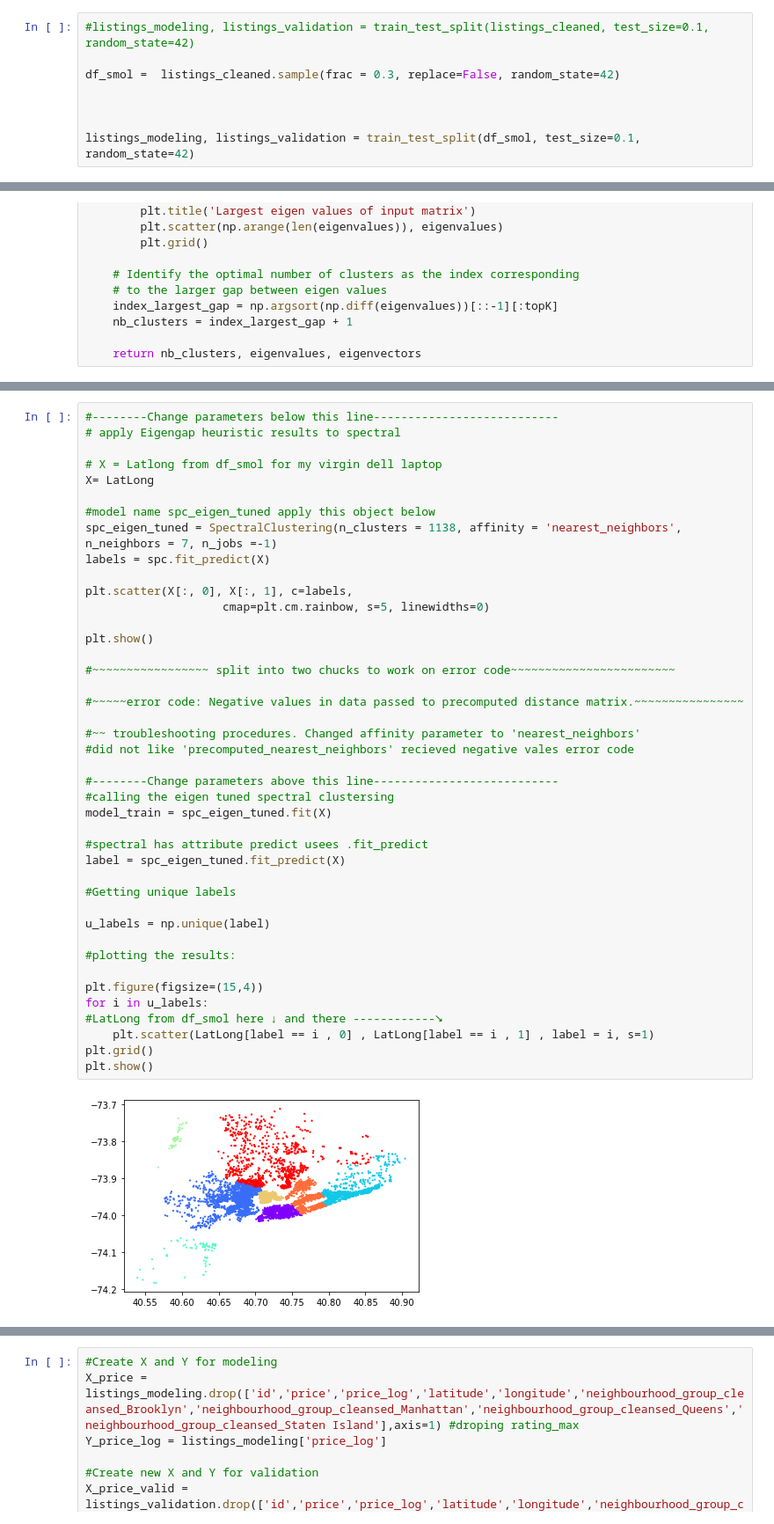
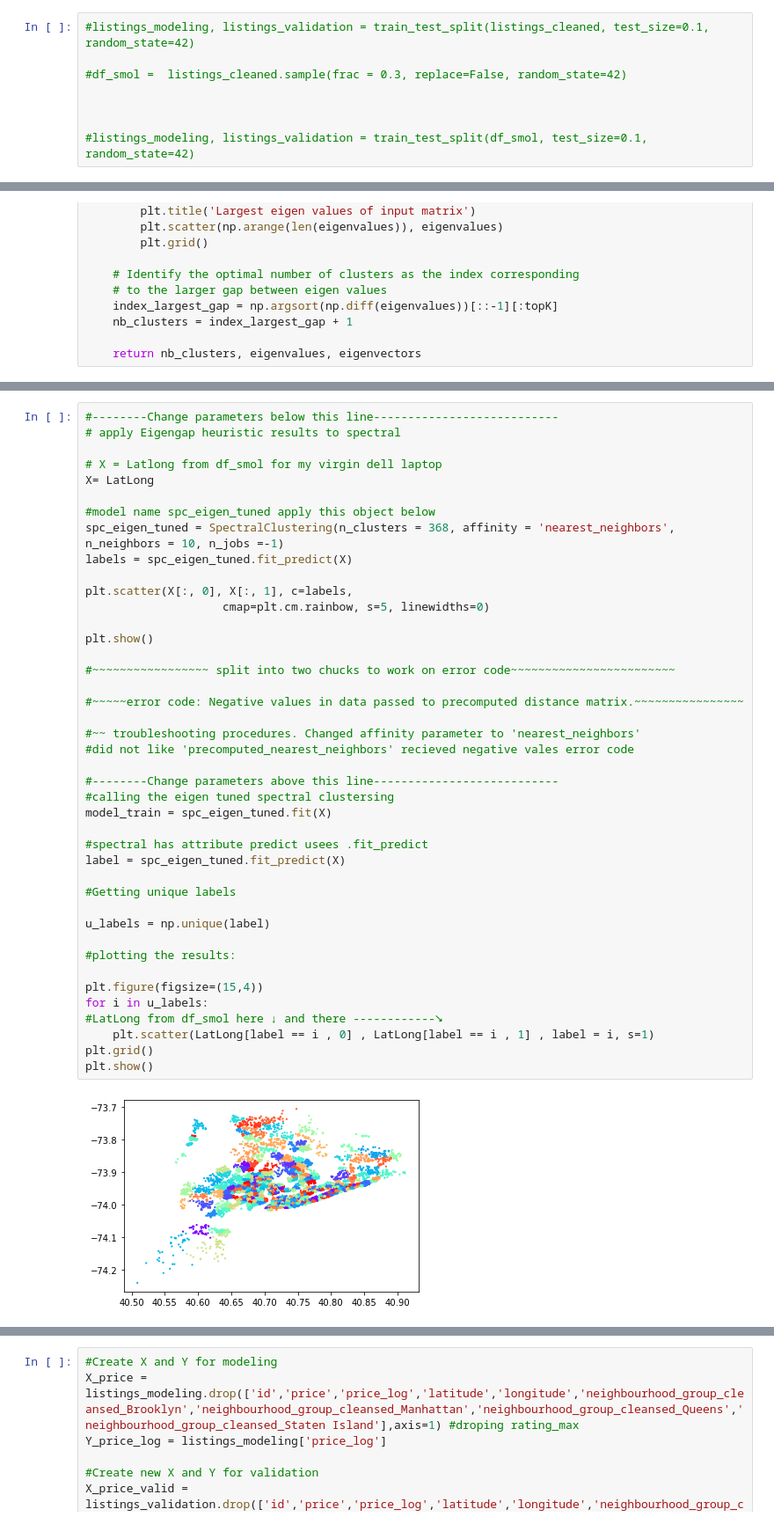
Before and after one commit to rickfontenot/airbnb, a Jupyter notebook: Lab3/Working/lab3_joe_eigenVects.ipynb, the cells around one changed output, grey strips where cells are left out. Shown at 88% size. Cells and saved outputs as stored; diff of their text form.

```diff
--- a/Lab3/Working/lab3_joe_eigenVects.ipynb
+++ b/Lab3/Working/lab3_joe_eigenVects.ipynb
@@ -261,11 +261,11 @@ ___
 # %%
 #listings_modeling, listings_validation = train_test_split(listings_cleaned, test_size=0.1, random_state=42)
 
-df_smol =  listings_cleaned.sample(frac = 0.3, replace=False, random_state=42)
+#df_smol =  listings_cleaned.sample(frac = 0.3, replace=False, random_state=42)
 
 
 
-listings_modeling, listings_validation = train_test_split(df_smol, test_size=0.1, random_state=42)
+#listings_modeling, listings_validation = train_test_split(df_smol, test_size=0.1, random_state=42)
 # %% [markdown]
 REMOVE THE **ABOVE CELL** TO RUN ON FULL DATA SET
 # %%
@@ -462,39 +464,39 @@ my **CHAD** computer got 369 1974 2252 2529 2804 on the full data set.
 X= LatLong
 
 #model name spc_eigen_tuned apply this object below
-spc_eigen_tuned = SpectralClustering(n_clusters = 1138, affinity = 'nearest_neighbors', n_neighbors = 7, n_jobs =-1)
-labels = spc.fit_predict(X)
+spc_eigen_tuned = SpectralClustering(n_clusters = 368, affinity = 'nearest_neighbors', n_neighbors = 10, n_jobs =-1)
+labels = spc_eigen_tuned.fit_predict(X)
 
 plt.scatter(X[:, 0], X[:, 1], c=labels,
                     cmap=plt.cm.rainbow, s=5, linewidths=0)
 
 plt.show()
 
 #~~~~~~~~~~~~~~~~~ split into two chucks to work on error code~~~~~~~~~~~~~~~~~~~~~~~~
 
 #~~~~~error code: Negative values in data passed to precomputed distance matrix.~~~~~~~~~~~~~~~~
 
 #~~ troubleshooting procedures. Changed affinity parameter to 'nearest_neighbors'
 #did not like 'precomputed_nearest_neighbors' recieved negative vales error code
 
 #--------Change parameters above this line---------------------------
 #calling the eigen tuned spectral clustersing
 model_train = spc_eigen_tuned.fit(X)
 
 #spectral has attribute predict usees .fit_predict
 label = spc_eigen_tuned.fit_predict(X)
 
 #Getting unique labels
 
 u_labels = np.unique(label)
 
 #plotting the results:
 
 plt.figure(figsize=(15,4))
 for i in u_labels:
 #LatLong from df_smol here ↓ and there ------------⭨
     plt.scatter(LatLong[label == i , 0] , LatLong[label == i , 1] , label = i, s=1)
 plt.grid()
 plt.show()
 # %% [output]
-[figure, old version]
+[figure, new version]
```
Also changed, not shown: parts of 16 cells of this notebook.
